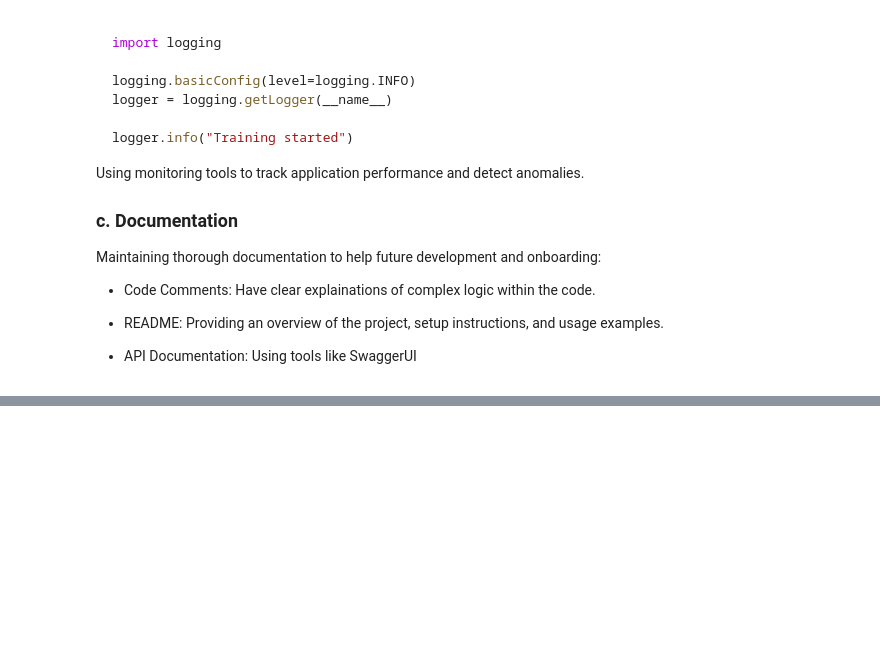
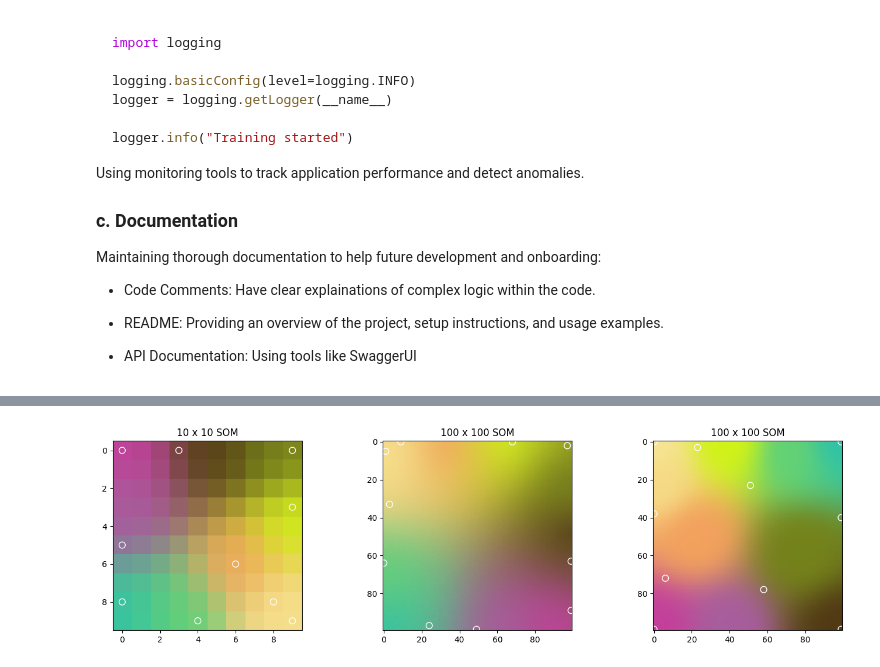
Before and after one commit to sriramvasan/KohonenMLOps, a Jupyter notebook: notebooks/kohonen.ipynb, the cells around one changed output, grey strips where cells are left out. Cells and saved outputs as stored; diff of their text form; code cells hidden in the pictures; blank space fills up the shorter version.

```diff
--- a/notebooks/kohonen.ipynb
+++ b/notebooks/kohonen.ipynb
@@ -461,0 +462,34 @@ if __name__ == "__main__":
+# %%
+
+if __name__ == "__main__":
+    som0 = SelfOrganisingMap(10, 10, 3)
+    som1 = SelfOrganisingMap(100, 100, 3)
+    som2 = SelfOrganisingMap(100, 100, 3)
+
+    # data 10x10 , iteration 100
+    data = np.random.random((10, 3))
+    image_data_10 = som0.train(data, 100)
+    image_data_100 = som1.train(data, 100)
+    image_data_1000 = som2.train(data, 500)
+
+    fig, ax = plt.subplots(1, 3, figsize=(14, 4))
+
+
+    # axis 1 – 10×10 SOM + the BMU locations of each sample
+    ax[0].imshow(image_data_10)
+    x = [ax[0].scatter(som0.find_bmu(v) [0], som0.find_bmu(v)[1], s =60 , edgecolors='w',c =np.zeros(0)) for v in data]
+    ax[0].set_title("10 x 10 SOM")
+
+    # axis 2 – 100×100 SOM + the BMUs
+    ax[1].imshow(image_data_100)
+    x = [ax[1].scatter(som1.find_bmu(v) [0], som1.find_bmu(v)[1], s =60 , edgecolors='w',c =np.zeros(0)) for v in data]
+    ax[1].set_title("100 x 100 SOM")
+
+    # axis 2 – 100×100 SOM + the BMUs
+    ax[2].imshow(image_data_1000)
+    x = [ax[2].scatter(som2.find_bmu(v) [0], som2.find_bmu(v)[1], s =60 , edgecolors='w',c =np.zeros(0)) for v in data]
+    ax[2].set_title("100 x 100 SOM")
+    plt.tight_layout()
+    plt.show()
+# %% [output]
+[figure, added]
```
Also changed, not shown: parts of 2 cells of this notebook, 1 other file.
